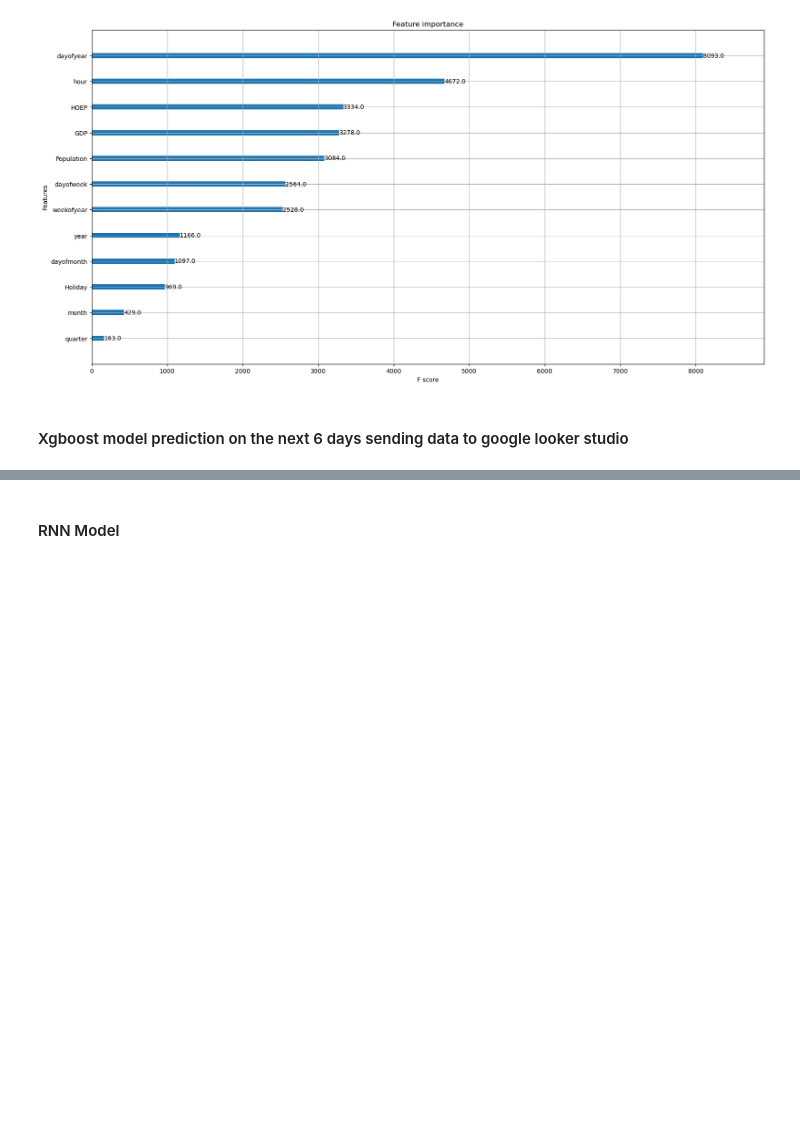
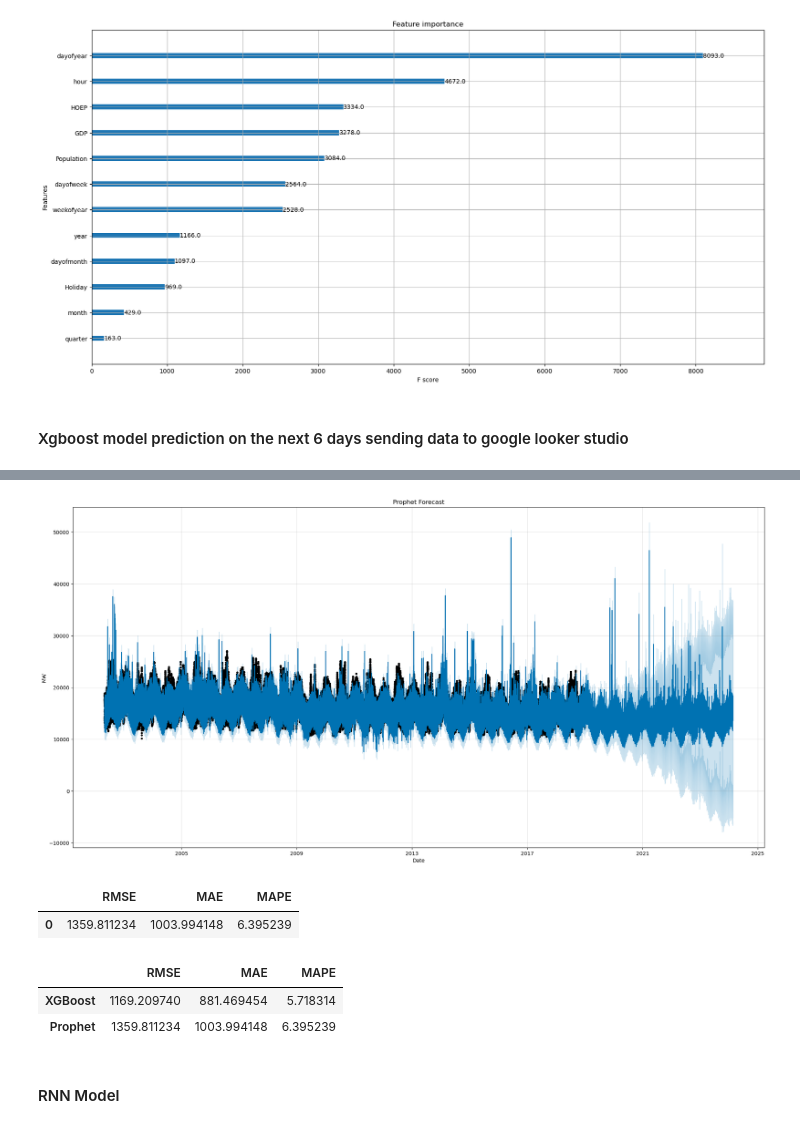
Before and after one commit to MarwanH7/Energy_Consumption_Forecasting_Dashboard, a Jupyter notebook: Notebooks/02_Model_Training_Basic(MVP).ipynb, the cells around one changed output, grey strips where cells are left out. Drawn from its saved outputs; the diff is of its cells as text; code cells hidden in the pictures; blank space fills up the shorter version.

Commit message:
initial fb model added

```diff
--- a/Notebooks/02_Model_Training_Basic(MVP).ipynb
+++ b/Notebooks/02_Model_Training_Basic(MVP).ipynb
@@ -375,0 +550,6 @@ loaded_model = pickle.load(open(filename, 'rb'))
+# %%
+## Create datafram copy
+
+df_prophet = df.copy()
+df_prophet = df_prophet.reset_index()
+df_prophet.head()
@@ -375,0 +611,8 @@ loaded_model = pickle.load(open(filename, 'rb'))
+# %%
+## Get dataframe with only the date and demand
+
+df_prophet = df_prophet[['DateTime', 'Ontario Demand']]
+
+## Rename the columns to ds and y
+df_prophet.columns = ['ds', 'y']
+df_prophet.head()
@@ -375,0 +688,11 @@ loaded_model = pickle.load(open(filename, 'rb'))
+# %%
+## Train test split for the prophet model
+
+## Hold out the last 5 years for test and 2002 to 2018 for training
+
+
+train_prophet = df_prophet.loc[df_prophet['ds'] <= '2018-12-31']
+test_prophet = df_prophet.loc[df_prophet['ds'] > '2018-12-31']
+
+print(train_prophet.shape)
+print(test_prophet.shape)
@@ -375,0 +766,11 @@ loaded_model = pickle.load(open(filename, 'rb'))
+# %%
+## Plot the forecast
+
+fig, ax = plt.subplots(figsize = (20,10))
+model.plot(forecast, ax = ax)
+ax.set_title('Prophet Forecast')
+plt.xlabel('Date')
+plt.ylabel('MW')
+plt.show()
+# %% [output]
+[figure, added]
@@ -376,3 +782,18 @@ loaded_model = pickle.load(open(filename, 'rb'))
+# %%
+fp_metrics
+# %% [output]
+|  | RMSE | MAE | MAPE |
+| 0 | 1359.811234 | 1003.994148 | 6.395239 |
+# %%
+## Combine the metrics for both models
+
+all_metrics = pd.concat([xgb_metrics, fp_metrics], axis = 0)
+all_metrics.index = ['XGBoost', 'Prophet']
+all_metrics
+# %% [output]
+|  | RMSE | MAE | MAPE |
+| XGBoost | 1169.209740 | 881.469454 | 5.718314 |
+| Prophet | 1359.811234 | 1003.994148 | 6.395239 |
 # %% [markdown]
 #### RNN Model
 # %%
```
Also changed, not shown: parts of 26 cells of this notebook, 1 other file.
